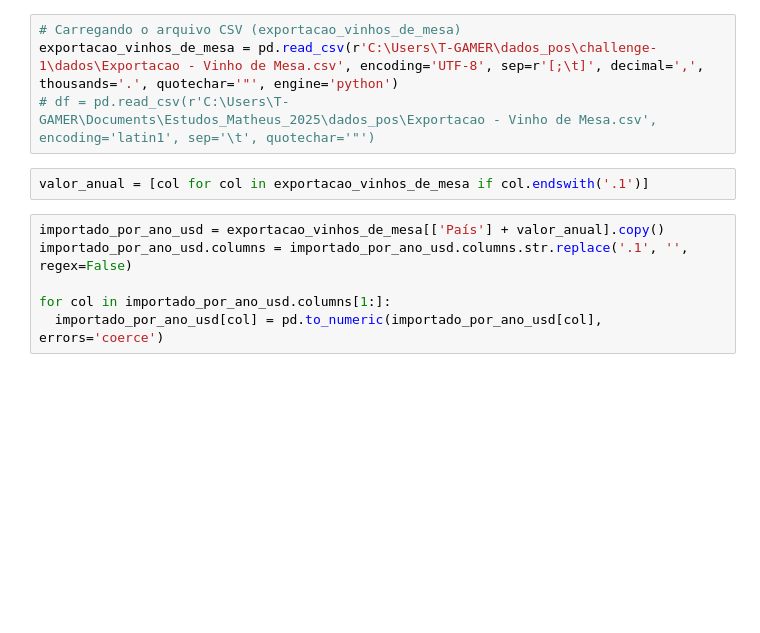
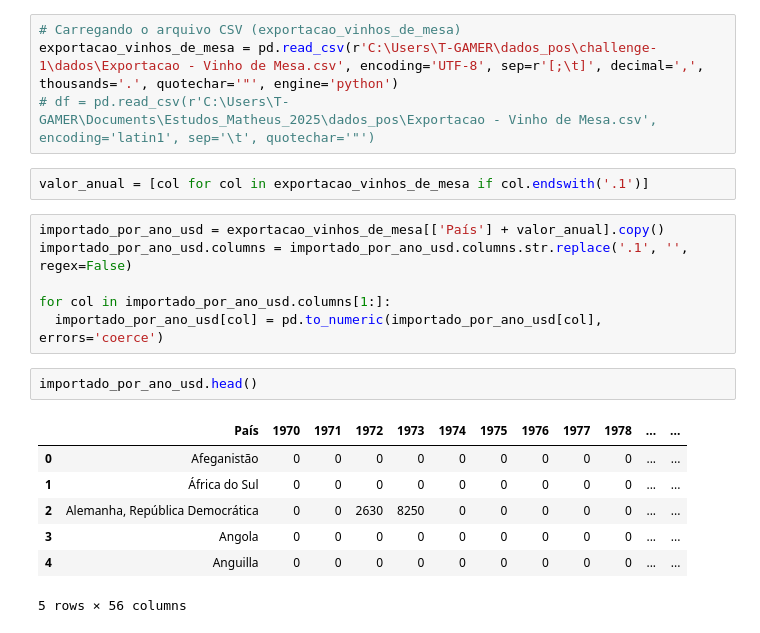
Before and after one commit to Mathzera06/challenge-1, a Jupyter notebook: exportacao_vinhos_mesa.ipynb, the cells around one changed output. Cells and saved outputs as stored; diff of their text form; blank space fills up the shorter version.

```diff
--- a/exportacao_vinhos_mesa.ipynb
+++ b/exportacao_vinhos_mesa.ipynb
@@ -14,6 +14,16 @@ importado_por_ano_usd.columns = importado_por_ano_usd.columns.str.replace('.1',
 
 for col in importado_por_ano_usd.columns[1:]:
   importado_por_ano_usd[col] = pd.to_numeric(importado_por_ano_usd[col], errors='coerce')
+# %%
+importado_por_ano_usd.head()
+# %% [output]
+|  | País | 1970 | 1971 | 1972 | 1973 | 1974 | 1975 | 1976 | 1977 | 1978 | ... | ... |
+| 0 | Afeganistão | 0 | 0 | 0 | 0 | 0 | 0 | 0 | 0 | 0 | ... | ... |
+| 1 | África do Sul | 0 | 0 | 0 | 0 | 0 | 0 | 0 | 0 | 0 | ... | ... |
+| 2 | Alemanha, República Democrática | 0 | 0 | 2630 | 8250 | 0 | 0 | 0 | 0 | 0 | ... | ... |
+| 3 | Angola | 0 | 0 | 0 | 0 | 0 | 0 | 0 | 0 | 0 | ... | ... |
+| 4 | Anguilla | 0 | 0 | 0 | 0 | 0 | 0 | 0 | 0 | 0 | ... | ... |
+5 rows × 56 columns
 # %%
 # Gráfico de Valor importado por Ano por País
 fig, ax = plt.subplots(figsize=(10, 6))
```
Also changed, not shown: parts of 1 cell of this notebook, 1 other file.
